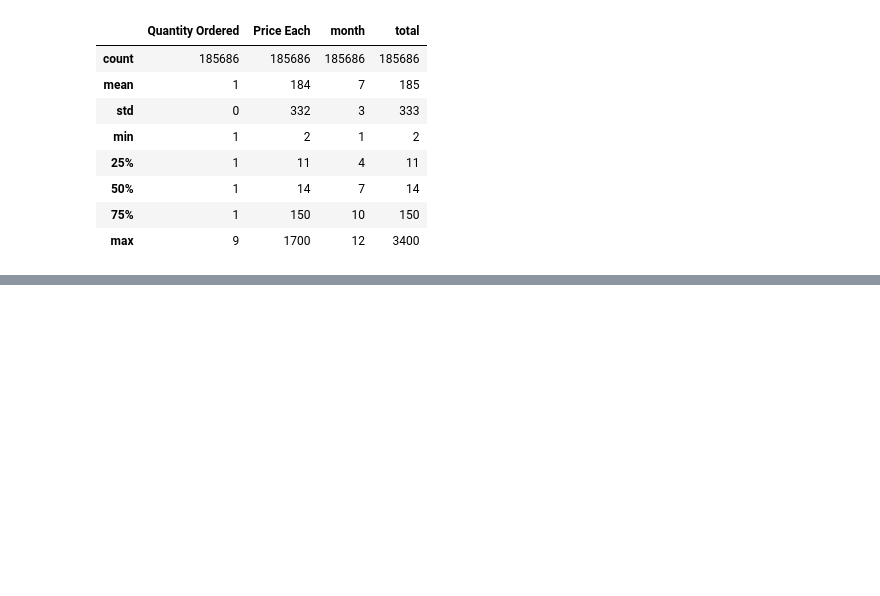
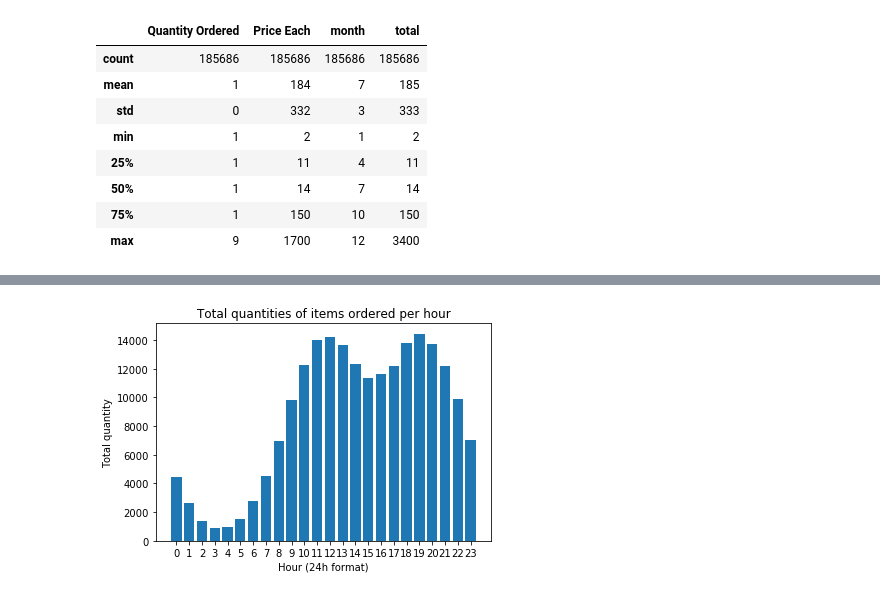
Before and after one commit to IsaBernard/Pandas-Data-Science-Tasks, a Jupyter notebook: IB_DS_tasks.ipynb, the cells around one changed output, grey strips where cells are left out. Cells and saved outputs as stored; diff of their text form; code cells hidden in the pictures; blank space fills up the shorter version.

```diff
--- a/IB_DS_tasks.ipynb
+++ b/IB_DS_tasks.ipynb
@@ -175,0 +230,4 @@ all_data[all_data['total'] > 2000]
+# %%
+all_data['hour'] =all_data['Order Date'].dt.hour
+# %%
+per_hour = all_data[['Quantity Ordered', 'total', 'hour']].groupby('hour').sum().sort_values(by=['Quantity Ordered', 'total'], ascending=False)
@@ -175,0 +255,10 @@ all_data[all_data['total'] > 2000]
+# %%
+plt.bar(per_hour.index, per_hour['Quantity Ordered'])
+
+plt.xticks(per_hour.index)
+plt.title('Total quantities of items ordered per hour')
+plt.ylabel('Total quantity')
+plt.xlabel('Hour (24h format)')
+plt.show()
+# %% [output]
+[figure, added]
```
Also changed, not shown: parts of 47 cells of this notebook.
